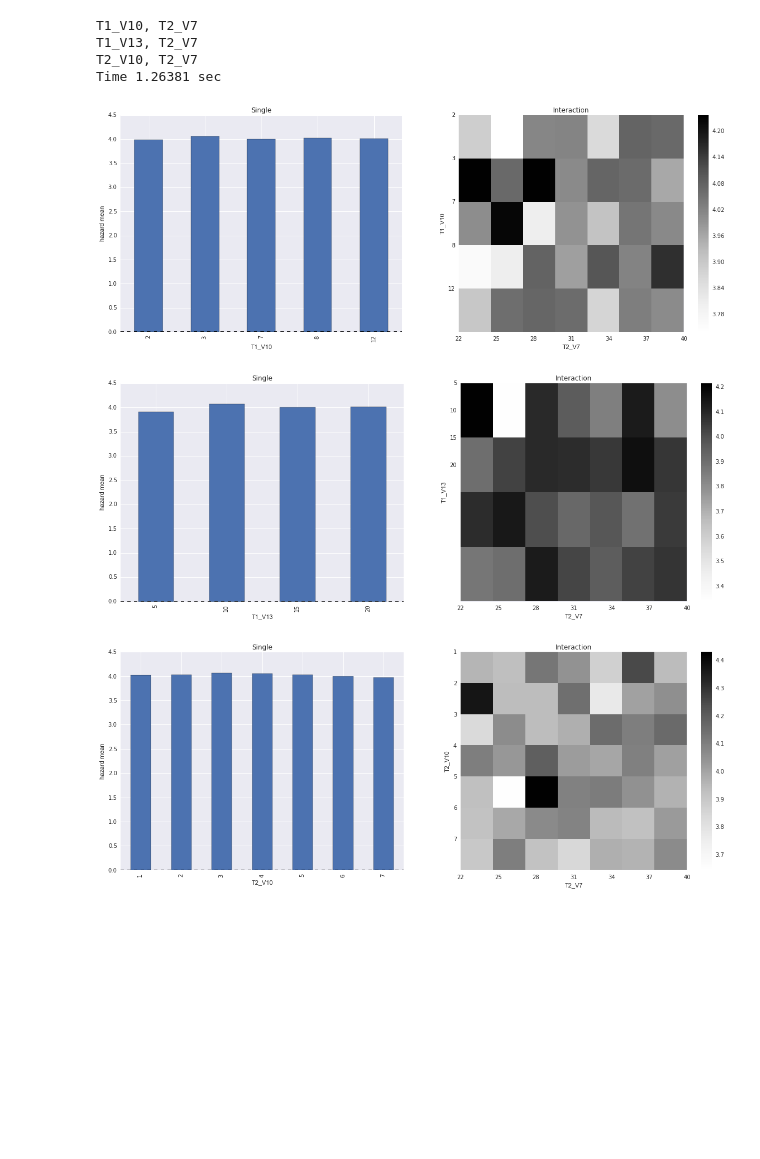
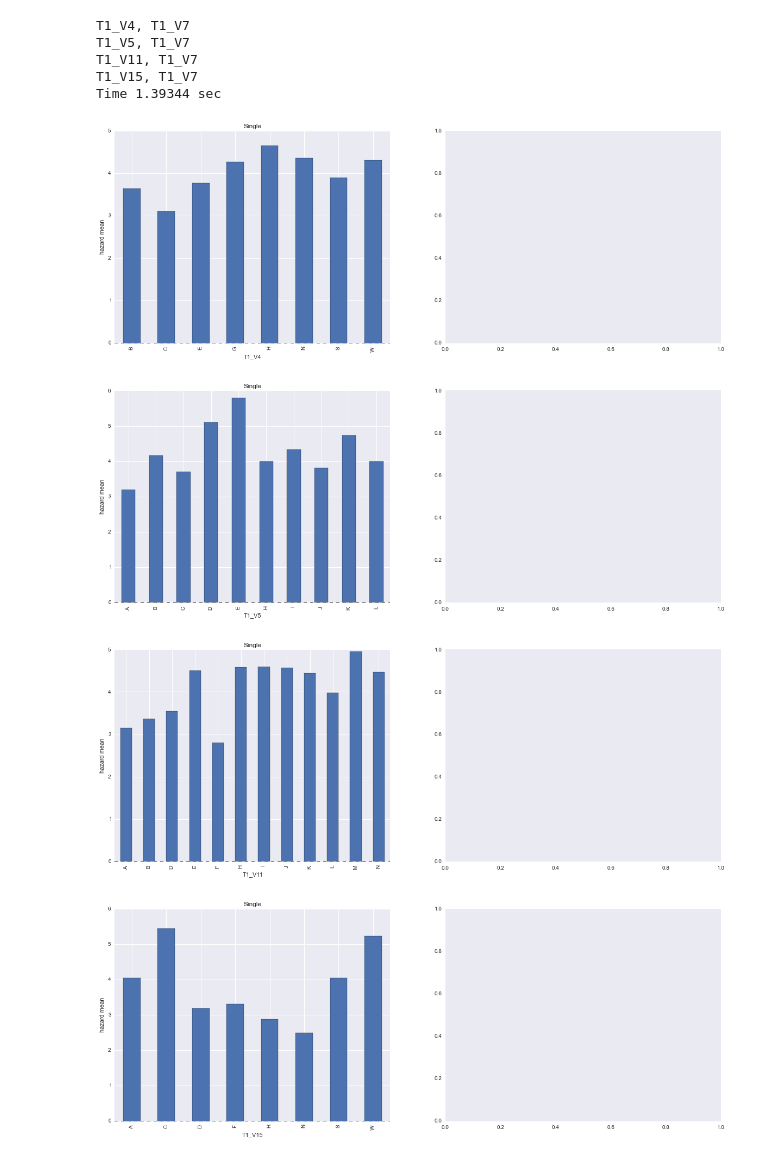
Before and after one commit to JasonTam/LMG_hazard, a Jupyter notebook: factor interactions.ipynb, the cells around one changed output. Cells and saved outputs as stored; diff of their text form; code cells hidden in the pictures; blank space fills up the shorter version.

```diff
--- a/factor interactions.ipynb
+++ b/factor interactions.ipynb
@@ -16,8 +15,10 @@ stats_fp = [np.mean]
 # feats1 = ['T2_V3']
 # feats2 = ['T1_V7']
 
-feats1 = ['T1_V10', 'T1_V13', 'T2_V7', 'T2_V10']
-feats2 = ['T2_V7']
+# feats1 = ['T1_V10', 'T1_V13', 'T2_V7', 'T2_V10']
+# feats2 = ['T2_V7']
+feats2 = ['T1_V7']
+feats1 = ['T1_V4', 'T1_V5', 'T1_V11', 'T1_V15']
 
 drop_cols = ['T1_V10', 'T1_V13', 'T2_V7', 'T2_V10']
 
@@ -27,53 +28,56 @@ tic = time()
 
 for feat1 in feats1:
     for feat2 in feats2:
 
         if feat2 == feat1:
             continue
         print('{0}, {1}'.format(feat1,feat2))
         for i, fp in enumerate(stats_fp):
 
             stats_df1 = train.groupby([feat1])['Hazard'].apply(lambda x: fp(x)).\
                 reset_index().rename(columns={'Hazard': feat1 + '_' + stats_fp[0].__name__})
             stats_df2 = train.groupby([feat1, feat2])['Hazard'].apply(lambda x: fp(x)).\
                 reset_index().rename(columns={'Hazard': feat1 + '_x_' + feat2 + '_' + stats_fp[0].__name__})
 
             train = train.reset_index().merge(stats_df2, how='left').set_index('index')
             train = train.reset_index().merge(stats_df1, how='left').set_index('index')
 
             m = train.groupby([feat1])['Hazard'].mean()
             m2 = train.groupby([feat1, feat2])['Hazard'].mean()
 
             f, (ax1, ax2) = plt.subplots(1, 2, sharey=False, figsize=(20, 7))
 
             m.plot(kind='bar', subplots=True, ax=ax1)
             ax1.set_title('Single')
             ax1.set_ylabel('hazard mean')
-
-            im2_data = np.array(m2).reshape([len(ii) for ii in m2.index.levels])
-            im2 = ax2.imshow(im2_data, interpolation='None', aspect='auto',
-                       extent=[0,len(m2.index.levels[1])/2,len(m2.index.levels[0]),0],
-#                             cmap='cubehelix_r'
-                            )
-            ax2.set_yticklabels(list(m2.index.levels[0]))
-            ax2.set_xticklabels(list(m2.index.levels[1]))
-            ax2.set_ylabel(m2.index.names[0])
-            ax2.set_xlabel(m2.index.names[1])
-#             m2.plot(kind='bar',subplots=True, ax=ax2)
-            ax2.set_title('Interaction')
-            plt.colorbar(im2, ax=ax2)
-#             plt.xticks(rotation=0)
-#             plt.gcf().savefig('feat_interaction.png')
-
+            try:
+                im2_data = np.array(m2).reshape([len(ii) for ii in m2.index.levels])
+                im2 = ax2.imshow(im2_data, interpolation='None', aspect='auto',
+                           extent=[0,len(m2.index.levels[1])/2,len(m2.index.levels[0]),0],
+    #                             cmap='cubehelix_r'
+                                )
+                ax2.set_yticklabels(list(m2.index.levels[0]))
+                ax2.set_xticklabels(list(m2.index.levels[1]))
+                ax2.set_ylabel(m2.index.names[0])
+                ax2.set_xlabel(m2.index.names[1])
+    #             m2.plot(kind='bar',subplots=True, ax=ax2)
+                ax2.set_title('Interaction')
+                plt.colorbar(im2, ax=ax2)
+    #             plt.xticks(rotation=0)
+    #             plt.gcf().savefig('feat_interaction.png')
+            except:
+                pass
 toc= time() - tic
 print 'Time %g sec' % toc
 
 # print(train.head())
 # %% [output]
-T1_V10, T2_V7
-T1_V13, T2_V7
-T2_V10, T2_V7
-Time 1.26381 sec
+T1_V4, T1_V7
+T1_V5, T1_V7
+T1_V11, T1_V7
+T1_V15, T1_V7
+Time 1.39344 sec
-[figure, old version]
+[figure, new version]
-[figure, old version]
+[figure, new version]
-[figure, old version]
+[figure, new version]
+[figure, added]
```
Also changed, not shown: parts of 5 cells of this notebook, 6 other files.
